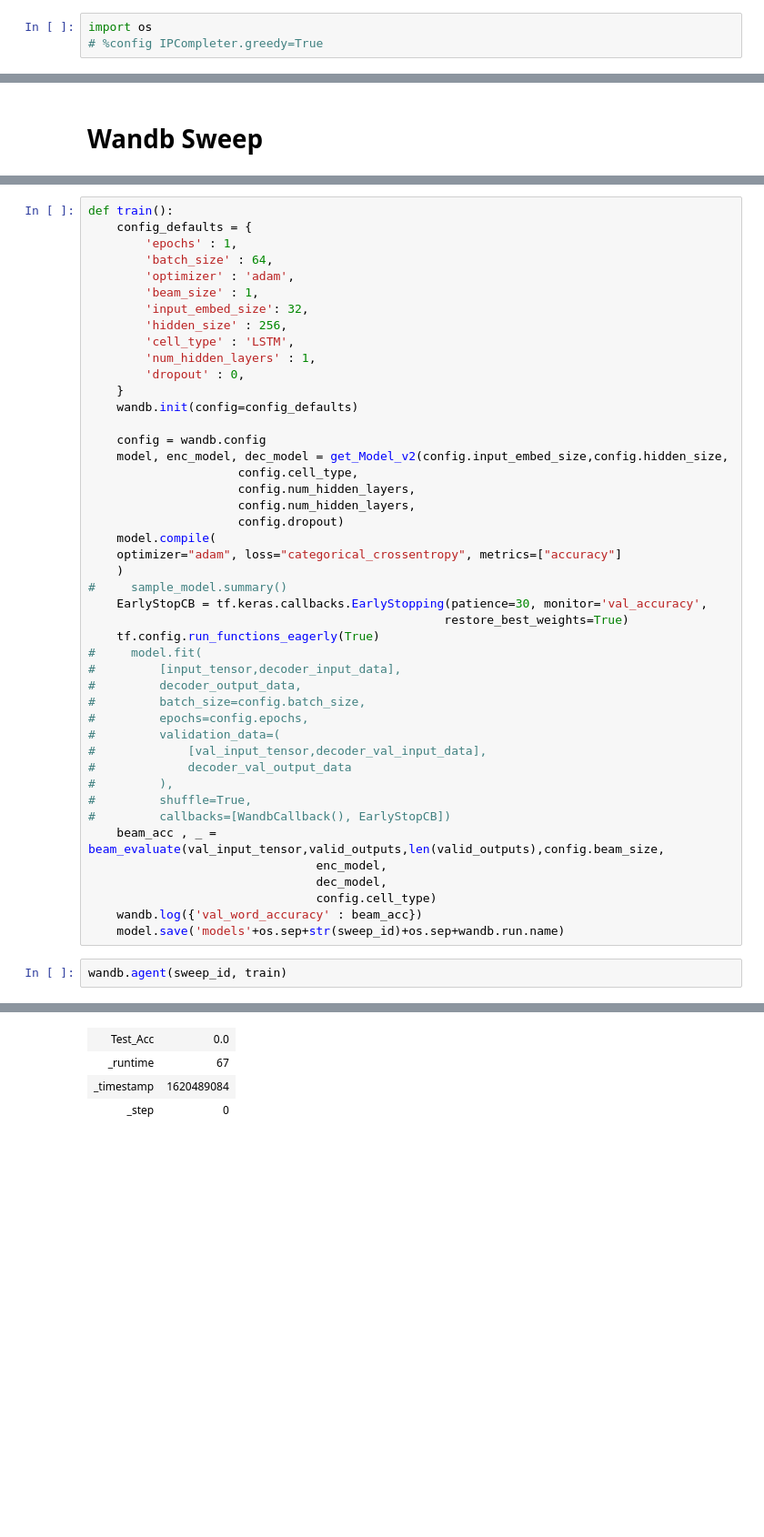
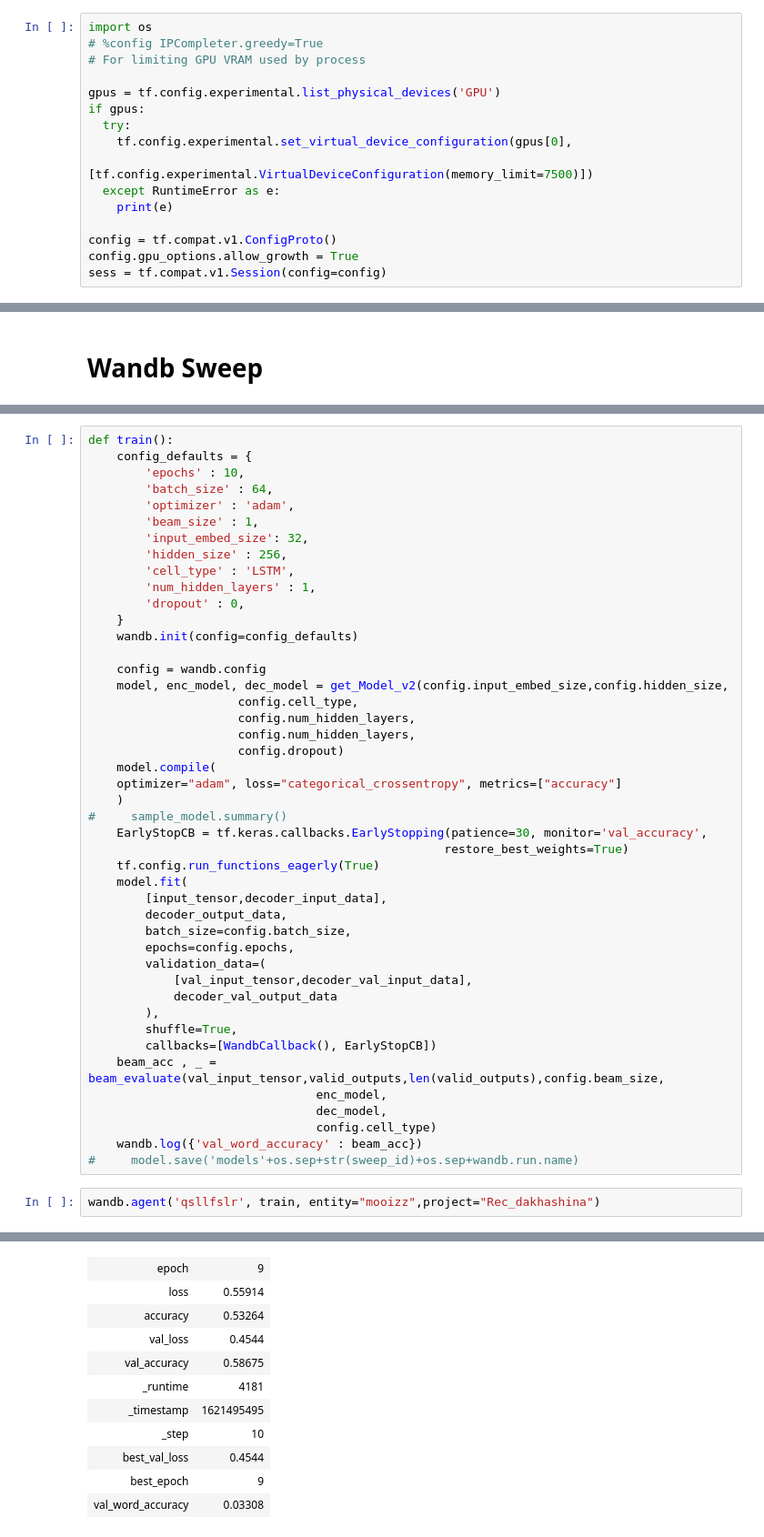
Before and after one commit to 0-5-blood-prince/RecurrentNetwork, a Jupyter notebook: RecurentNet.ipynb, the cells around one changed output, grey strips where cells are left out. Shown: that part at 91% size. Drawn from its saved outputs; the diff is of its cells as text; blank space fills up the shorter version.

```diff
--- a/RecurentNet.ipynb
+++ b/RecurentNet.ipynb
@@ -5,6 +5,19 @@ from tensorflow import keras
 # %%
 import os
 # %config IPCompleter.greedy=True
+# For limiting GPU VRAM used by process
+
+gpus = tf.config.experimental.list_physical_devices('GPU')
+if gpus:
+  try:
+    tf.config.experimental.set_virtual_device_configuration(gpus[0],
+                                                            [tf.config.experimental.VirtualDeviceConfiguration(memory_limit=7500)])
+  except RuntimeError as e:
+    print(e)
+
+config = tf.compat.v1.ConfigProto()
+config.gpu_options.allow_growth = True
+sess = tf.compat.v1.Session(config=config)
 # %%
 dataset_path = os.getcwd() + os.sep + 'te' + os.sep + 'lexicons'
 train_path = dataset_path + os.sep + 'te.translit.sampled.train.tsv'
@@ -741,7 +750,7 @@ def get_Model_v2(input_embed_size, hidden_size, cell_type, num_decoder_layers, n
 # %%
 def train():
     config_defaults = {
-        'epochs' : 1,
+        'epochs' : 10,
         'batch_size' : 64,
         'optimizer' : 'adam',
         'beam_size' : 1,
@@ -766,23 +775,23 @@ def train():
     EarlyStopCB = tf.keras.callbacks.EarlyStopping(patience=30, monitor='val_accuracy',
                                                   restore_best_weights=True)
     tf.config.run_functions_eagerly(True)
-#     model.fit(
-#         [input_tensor,decoder_input_data],
-#         decoder_output_data,
-#         batch_size=config.batch_size,
-#         epochs=config.epochs,
-#         validation_data=(
-#             [val_input_tensor,decoder_val_input_data],
-#             decoder_val_output_data
-#         ),
-#         shuffle=True,
-#         callbacks=[WandbCallback(), EarlyStopCB])
+    model.fit(
+        [input_tensor,decoder_input_data],
+        decoder_output_data,
+        batch_size=config.batch_size,
+        epochs=config.epochs,
+        validation_data=(
+            [val_input_tensor,decoder_val_input_data],
+            decoder_val_output_data
+        ),
+        shuffle=True,
+        callbacks=[WandbCallback(), EarlyStopCB])
     beam_acc , _ = beam_evaluate(val_input_tensor,valid_outputs,len(valid_outputs),config.beam_size,
                                 enc_model,
                                 dec_model,
                                 config.cell_type)
     wandb.log({'val_word_accuracy' : beam_acc})
-    model.save('models'+os.sep+str(sweep_id)+os.sep+wandb.run.name)
+#     model.save('models'+os.sep+str(sweep_id)+os.sep+wandb.run.name)
 # %%
-wandb.agent(sweep_id, train)
+wandb.agent('qsllfslr', train, entity="mooizz",project="Rec_dakhashina")
 # %% [output]
@@ -818,4 +836,11 @@ Run summary:
-| Test_Acc | 0.0 |
-| _runtime | 67 |
-| _timestamp | 1620489084 |
-| _step | 0 |
+| epoch | 9 |
+| loss | 0.55914 |
+| accuracy | 0.53264 |
+| val_loss | 0.4544 |
+| val_accuracy | 0.58675 |
+| _runtime | 4181 |
+| _timestamp | 1621495495 |
+| _step | 10 |
+| best_val_loss | 0.4544 |
+| best_epoch | 9 |
+| val_word_accuracy | 0.03308 |
```
Also changed, not shown: parts of 8 cells of this notebook.
